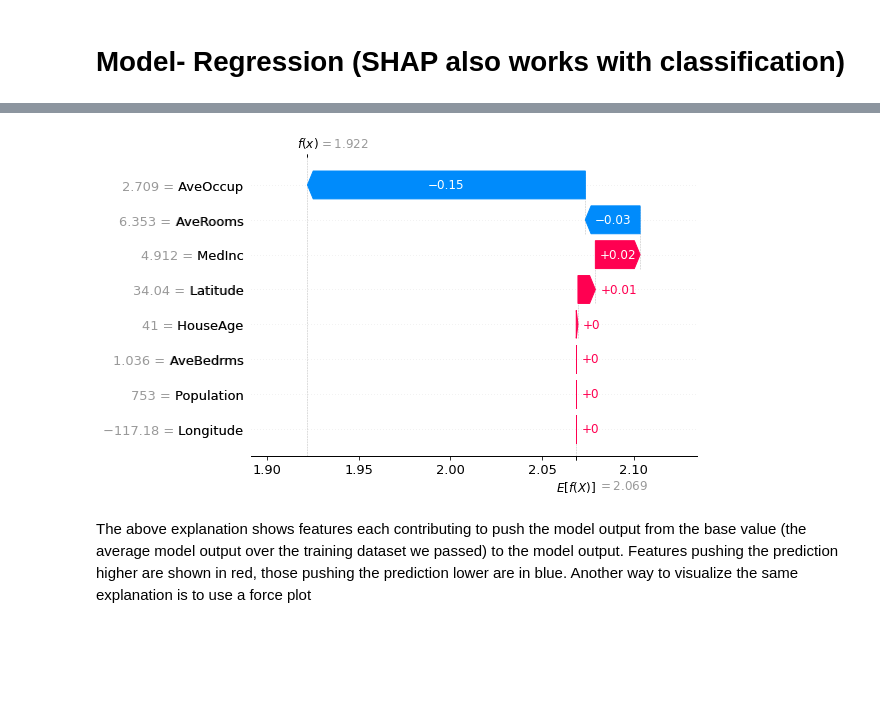
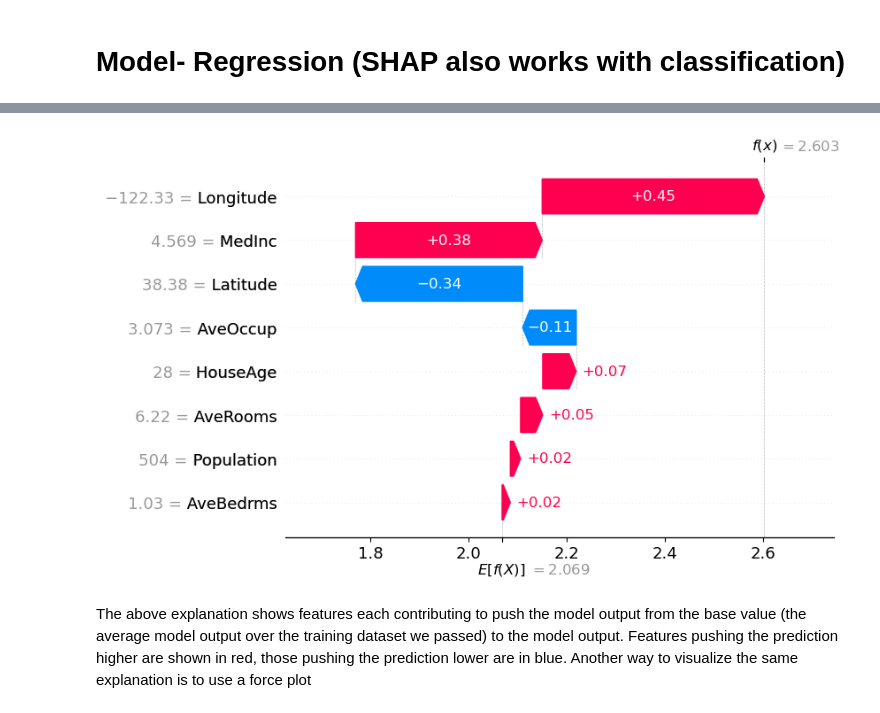
Before and after one commit to CNUClasses/DATA301_CODE, a Jupyter notebook: week_11/11_4_SHAP_regressor_classifier.ipynb, the cells around one changed output, grey strips where cells are left out. Saved outputs shown, nothing was run; the diff lists cells and outputs as text; code cells hidden in the pictures; blank space fills up the shorter version.

```diff
--- a/week_11/11_4_SHAP_regressor_classifier.ipynb
+++ b/week_11/11_4_SHAP_regressor_classifier.ipynb
@@ -66,7 +66,6 @@ X_train, X_test, y_train, y_test = train_test_split(X, y,train_size=0.8,test_siz
 # %%
 %%time
 from sklearn.ensemble import RandomForestRegressor
-clf = RandomForestRegressor(n_estimators=30, random_state=42, max_depth=3)
+clf = RandomForestRegressor(n_estimators=30, random_state=42)
 clf.fit(X_train, y_train)
-print("Accuracy (F^2) on test set: {:.2f}".format(clf.score(X_test, y_test)))
 # %% [output]
@@ -88,0 +85,5 @@ y_test=y_test[:1000]
+# %%
+rows=X_train[:100]
+
+#lets see what the first n preds are
+clf.predict(rows[:10])
@@ -93,5 +97,5 @@ import shap
 # explain the model's predictions using SHAP
 # (same syntax works for LightGBM, CatBoost, scikit-learn, transformers, Spark, etc.)
 explainer = shap.TreeExplainer(clf)
-shap_values = explainer(X_test)
+shap_values = explainer(rows)
 # %% [output]
@@ -100,21 +127,19 @@ Wall time: 7.09 ms
 # %%
 # SET UP THE WORKAROUND see https://github.com/slundberg/shap/issues/2255 as to why
 class helper_object():
     """
     This wraps the shap object.
     It takes as input i, which indicates the index of the observation to be explained.
     """
     def __init__(self, i):
         self.base_values = shap_values.base_values[i][0]
-        self.data = X_test[i]
+        self.data = rows[i]
         self.feature_names = calif_housing.feature_names
         self.values = shap_values.values[i]
 
 # visualize the first prediction's explanation
-shap.waterfall_plot(helper_object(5), len(shap_values[0])) # plots the waterfall for the 6th observation. As optional input give waterfall_plot the number of features, in order to draw them all. Since all observations have the same number of features, the index of the second argument does not need to be adjusted.
-
-# shap.plots.waterfall(shap_values)
+shap.waterfall_plot(helper_object(0), len(shap_values[0])) # plots the waterfall for the ith observation. As optional input give waterfall_plot the number of features, in order to draw them all. Since all observations have the same number of features, the index of the second argument does not need to be adjusted.
 # %% [output]
-[figure, old version]
+[figure, new version]
 # %% [markdown]
 The above explanation shows features each contributing to push the model output from the base value (the average model output over the training dataset we passed) to the model output. Features pushing the prediction higher are shown in red, those pushing the prediction lower are in blue. Another way to visualize the same explanation is to use a force plot
```
Also changed, not shown: parts of 18 cells of this notebook, 3 other files.
